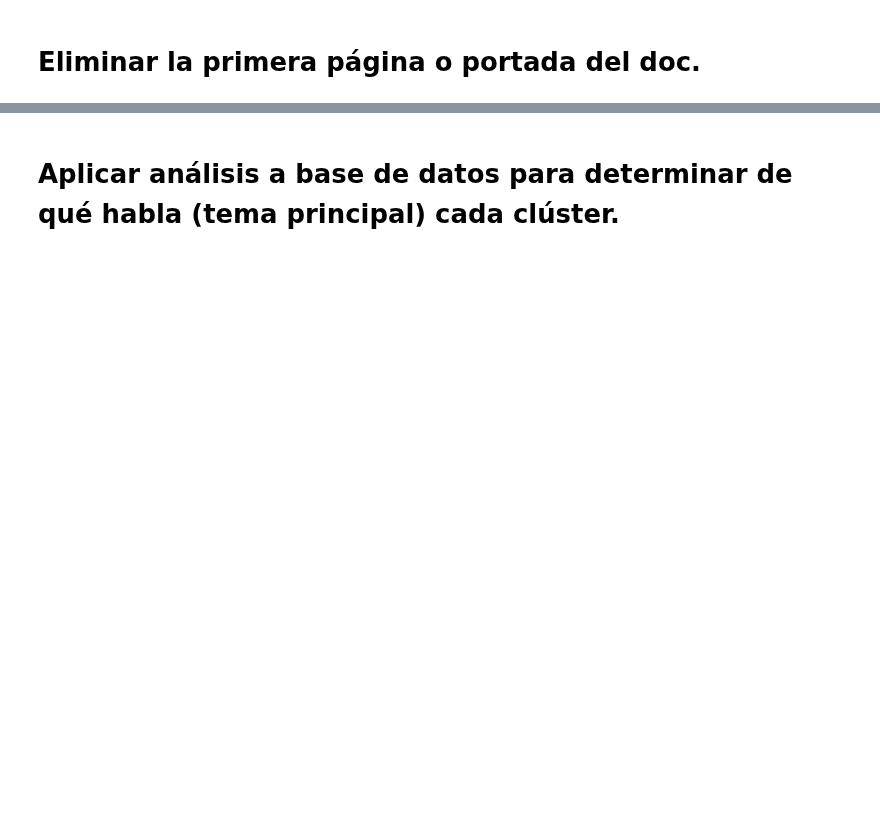
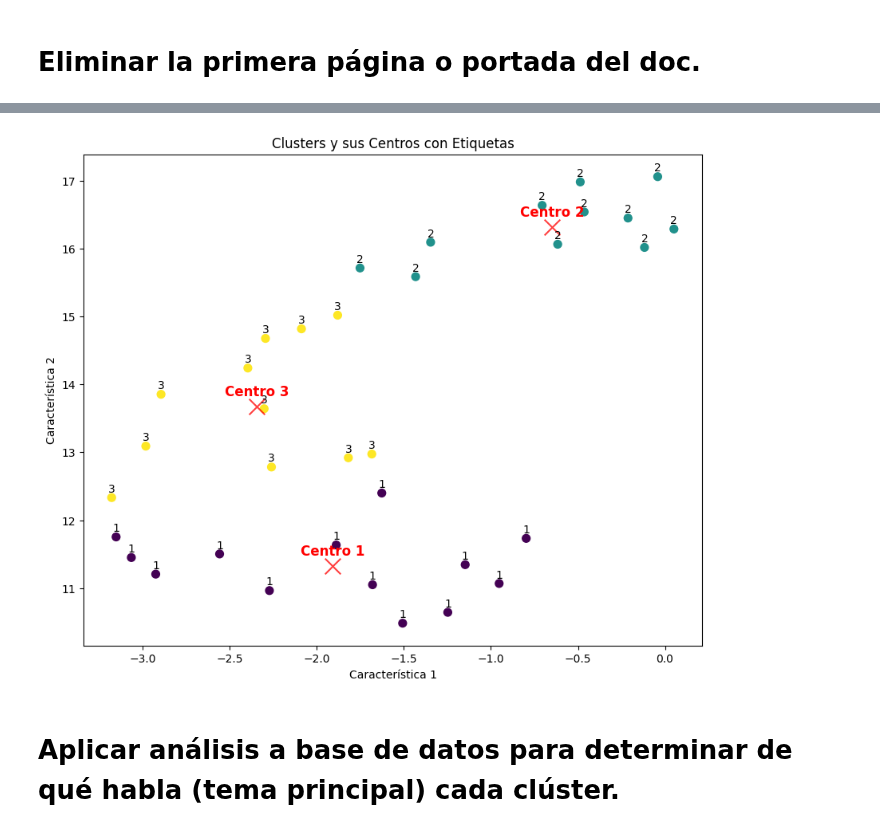
Before and after one commit to kikin3112/1day_1thing, a Jupyter notebook: prometeo/prometeo_wRAPTOR_func_test.ipynb, the cells around one changed output, grey strips where cells are left out. Cells and saved outputs as stored; diff of their text form; code cells hidden in the pictures; blank space fills up the shorter version.

```diff
--- a/prometeo/prometeo_wRAPTOR_func_test.ipynb
+++ b/prometeo/prometeo_wRAPTOR_func_test.ipynb
@@ -131,29 +144,31 @@ plt.show()
 # %%
 # Suponiendo que 'global_embeddings_reduced' ya está definido
-optimal_k = 5
+optimal_k = 3
 
 kmeans = KMeans(n_clusters=optimal_k, random_state=0).fit(global_embeddings_reduced)
 labels = kmeans.labels_ + 1  # Agregar 1 a las etiquetas de los clústeres
 centers = kmeans.cluster_centers_
 
 # Visualizar los datos y los centros de los clústeres
 plt.figure(figsize=(10, 8))
 plt.scatter(global_embeddings_reduced[:, 0], global_embeddings_reduced[:, 1], c=labels, s=50, cmap='viridis')
 plt.scatter(centers[:, 0], centers[:, 1], c='red', s=200, alpha=0.75, marker='x')
 
 # Añadir etiquetas a los puntos de datos
 for i in range(len(global_embeddings_reduced)):
     plt.annotate(str(labels[i]), (global_embeddings_reduced[i, 0], global_embeddings_reduced[i, 1]),
                  textcoords="offset points", xytext=(0,5), ha='center')
 
 # Añadir etiquetas a los centros de los clústeres
 for i, center in enumerate(centers):
     plt.annotate(f'Centro {i+1}', (center[0], center[1]), textcoords="offset points", xytext=(0,10), ha='center', color='red', fontsize=12, weight='bold')
 
 plt.title("Clusters y sus Centros con Etiquetas")
 plt.xlabel("Característica 1")
 plt.ylabel("Característica 2")
 plt.show()
+# %% [output]
+[figure, added]
 # %% [markdown]
 # Aplicar análisis a base de datos para determinar de qué habla (tema principal) cada clúster.
 # %%
```
Also changed, not shown: parts of 15 cells of this notebook, 3 other files.
